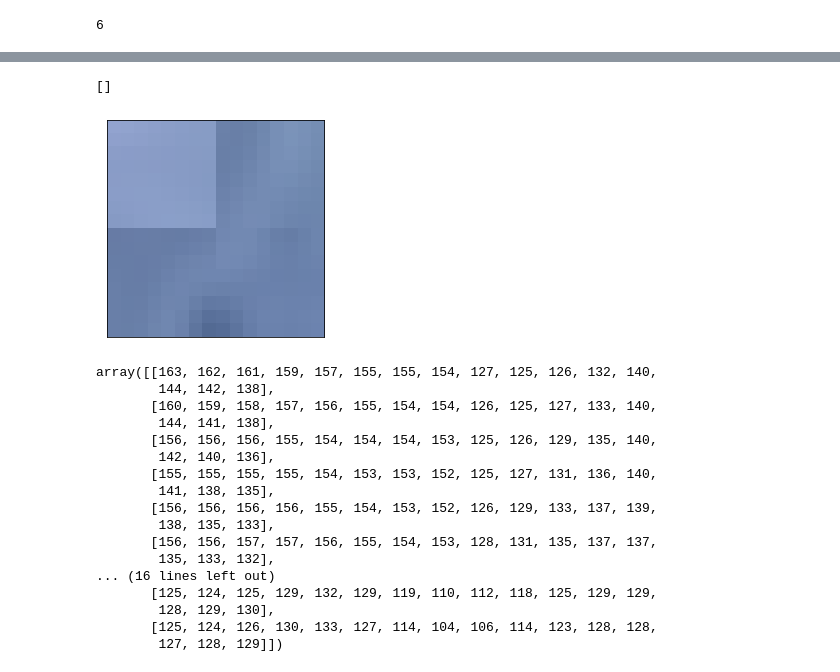
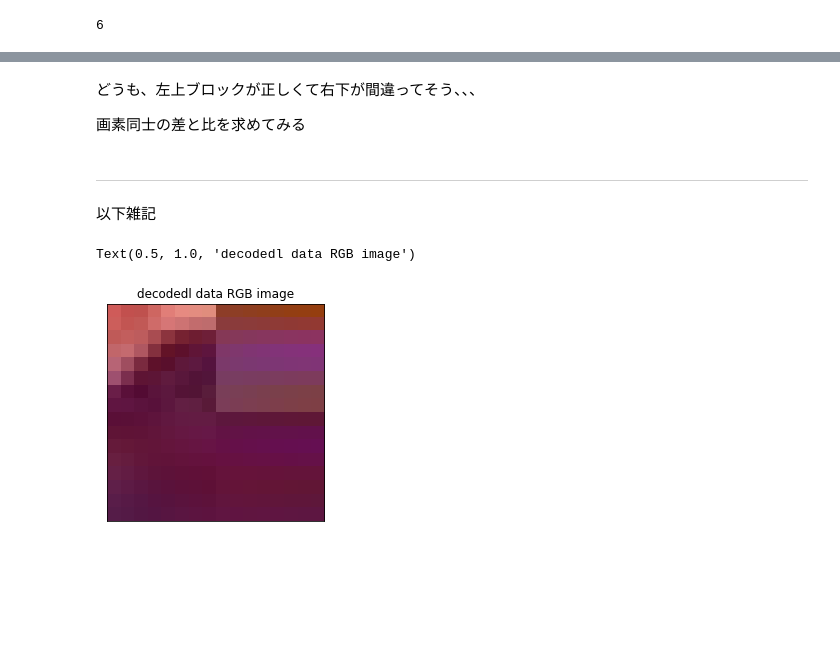
Before and after one commit to arockyu/python_beginner, a Jupyter notebook: jpeg_binary_data_analysis.ipynb, the cells around one changed output, grey strips where cells are left out. Saved outputs shown, nothing was run; the diff lists cells and outputs as text; code cells hidden in the pictures; blank space fills up the shorter version.

```diff
--- a/jpeg_binary_data_analysis.ipynb
+++ b/jpeg_binary_data_analysis.ipynb
@@ -116,7 +116,7 @@ f.close
 
 
 for byte in s:
-    if flag_marker==False and byte==0xFF :  #マーカーの判定
+    if flag_marker==False and byte==0xff :  #マーカーの判定
         flag_marker=True
 
     else:
@@ -125,7 +125,7 @@ for byte in s:
         if flag_marker==True :
             #FF00マーカ処理
             if byte==0x00 :
-                print("0xFF00")
+                #print("0xFF00")
                 byte_bufs=byte_bufs+bytes.fromhex("{:02X}".format(0xff))
             #辞書定義済みマーカ
             elif byte in marker_def:
@@ -2243,4 +2207,5 @@ MCUs[0]
 # %%
+mcu_id=9
 Y_spectrum=[]
 Cb_spectrum=[]
 Cr_spectrum=[]
@@ -2250,11 +2215,11 @@ for y in range(mcu_size_y):
     buf_Cr=[]
     for x in range(mcu_size_y):
         blk_num=int(y/8)*2+int(x/8)
-        buf_Y+=[dqMCUs[0][blk_num][y%8][x%8]]
+        buf_Y+=[dqMCUs[mcu_id][blk_num][y%8][x%8]]
 
         if((x<8 )& (y<8)):
-            buf_Cb+=[dqMCUs[0][4][y][x]]
-            buf_Cr+=[dqMCUs[0][5][y][x]]
+            buf_Cb+=[dqMCUs[mcu_id][4][y][x]]
+            buf_Cr+=[dqMCUs[mcu_id][5][y][x]]
         else:
             buf_Cb+=[0]
             buf_Cr+=[0]
@@ -2322,7 +2232,7 @@ Cr_spectrum
 # %%
 Y_spectrum_np=np.array(Y_spectrum,float)
-Cr_spectrum_np=np.array(Cb_spectrum,float)
-Cb_spectrum_np=np.array(Cr_spectrum,float)
+Cb_spectrum_np=np.array(Cb_spectrum,float)
+Cr_spectrum_np=np.array(Cr_spectrum,float)
 
 fig, axs = plt.subplots(1, 3,figsize=[10.5,3.5])   #1x3のマルチっプロットの作成
 
@@ -2377,36 +2307,27 @@ Text(0.5, 1.0, 'Cr')
+# %% [markdown]
+どうも、左上ブロックが正しくて右下が間違ってそう、、、
+
+画素同士の差と比を求めてみる
+# %% [markdown]
+ ----------------
+以下雑記
+# %%
+idct_Cb=fft.idct(fft.idct(Cb_spectrum_np,n=16,axis=0,norm='ortho'),n=16,axis=1,norm='ortho')*2
+idct_Cr=fft.idct(fft.idct(Cr_spectrum_np,n=16,axis=0,norm='ortho'),n=16,axis=1,norm='ortho')*2
 # %%
-red_img = idct_Y + 1.40200*idct_Cr
-green_img = idct_Y-0.34414*idct_Cb - 0.71414*idct_Cr
-blue_img = idct_Y + 1.77200*idct_Cb
+red_img   = idct_Y                   + 1.4020 *idct_Cr
+green_img = idct_Y - 0.3440 *idct_Cb - 0.7141 *idct_Cr
+blue_img  = idct_Y + 1.7720 *idct_Cb
 
 img16x16=np.ndarray((16,16,3),dtype=int)
 img16x16[:,:,0]=red_img
 img16x16[:,:,1]=green_img
 img16x16[:,:,2]=blue_img
 
 imgplot = plt.imshow(img16x16)
 imgplot.axes.set_xticks([]) #x軸の目盛を削除
 imgplot.axes.set_yticks([]) #y軸の目盛を削除
+imgplot.axes.set_title("decodedl data RGB image" )
 # %% [output]
-[]
+Text(0.5, 1.0, 'decodedl data RGB image')
-[figure, old version]
+[figure, new version]
-# %%
-idct_Y.astype(int)
-# %% [output]
-array([[163, 162, 161, 159, 157, 155, 155, 154, 127, 125, 126, 132, 140,
-        144, 142, 138],
-       [160, 159, 158, 157, 156, 155, 154, 154, 126, 125, 127, 133, 140,
-        144, 141, 138],
-       [156, 156, 156, 155, 154, 154, 154, 153, 125, 126, 129, 135, 140,
-        142, 140, 136],
-       [155, 155, 155, 155, 154, 153, 153, 152, 125, 127, 131, 136, 140,
-        141, 138, 135],
-       [156, 156, 156, 156, 155, 154, 153, 152, 126, 129, 133, 137, 139,
-        138, 135, 133],
-       [156, 156, 157, 157, 156, 155, 154, 153, 128, 131, 135, 137, 137,
-        135, 133, 132],
-... (16 lines left out)
-       [125, 124, 125, 129, 132, 129, 119, 110, 112, 118, 125, 129, 129,
-        128, 129, 130],
-       [125, 124, 126, 130, 133, 127, 114, 104, 106, 114, 123, 128, 128,
-        127, 128, 129]])
```
Also changed, not shown: parts of 25 cells of this notebook.
